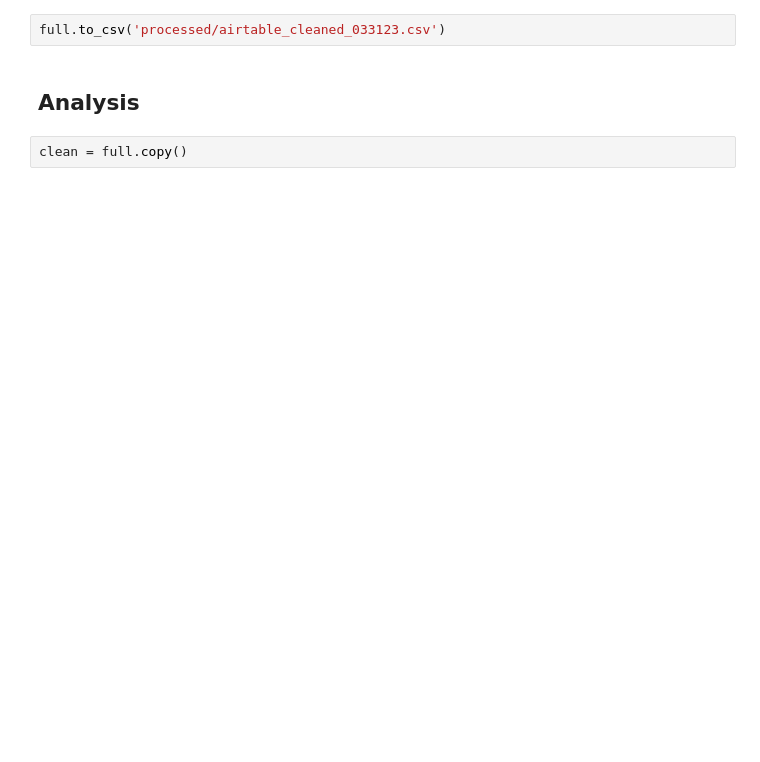
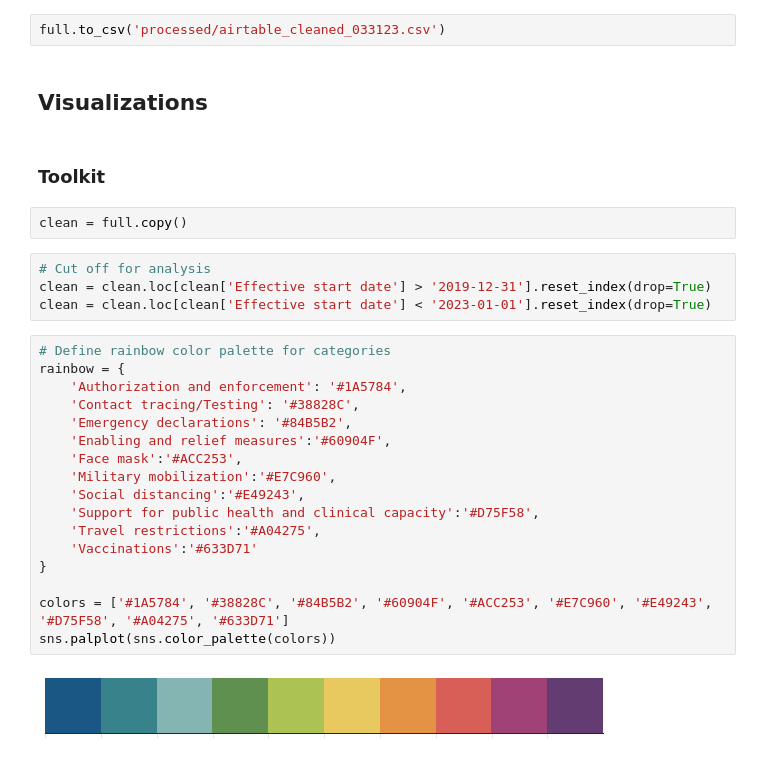
Before and after one commit to talus-analytics-bus/covid-amp-analysis, a Jupyter notebook: visualizations.ipynb, the cells around one changed output. Saved outputs shown, nothing was run; the diff lists cells and outputs as text; blank space fills up the shorter version.

```diff
--- a/visualizations.ipynb
+++ b/visualizations.ipynb
@@ -79,6 +67,31 @@ full.head()
 # %%
 full.to_csv('processed/airtable_cleaned_033123.csv')
 # %% [markdown]
-## Analysis
+## Visualizations
+# %% [markdown]
+### Toolkit
 # %%
 clean = full.copy()
+# %%
+# Cut off for analysis
+clean = clean.loc[clean['Effective start date'] > '2019-12-31'].reset_index(drop=True)
+clean = clean.loc[clean['Effective start date'] < '2023-01-01'].reset_index(drop=True)
+# %%
+# Define rainbow color palette for categories
+rainbow = {
+    'Authorization and enforcement': '#1A5784',
+    'Contact tracing/Testing': '#38828C',
+    'Emergency declarations': '#84B5B2',
+    'Enabling and relief measures':'#60904F',
+    'Face mask':'#ACC253',
+    'Military mobilization':'#E7C960',
+    'Social distancing':'#E49243',
+    'Support for public health and clinical capacity':'#D75F58',
+    'Travel restrictions':'#A04275',
+    'Vaccinations':'#633D71'
+}
+
+colors = ['#1A5784', '#38828C', '#84B5B2', '#60904F', '#ACC253', '#E7C960', '#E49243', '#D75F58', '#A04275', '#633D71']
+sns.palplot(sns.color_palette(colors))
+# %% [output]
+[figure, added]
```
Also changed, not shown: parts of 14 cells of this notebook, 2 other files.
